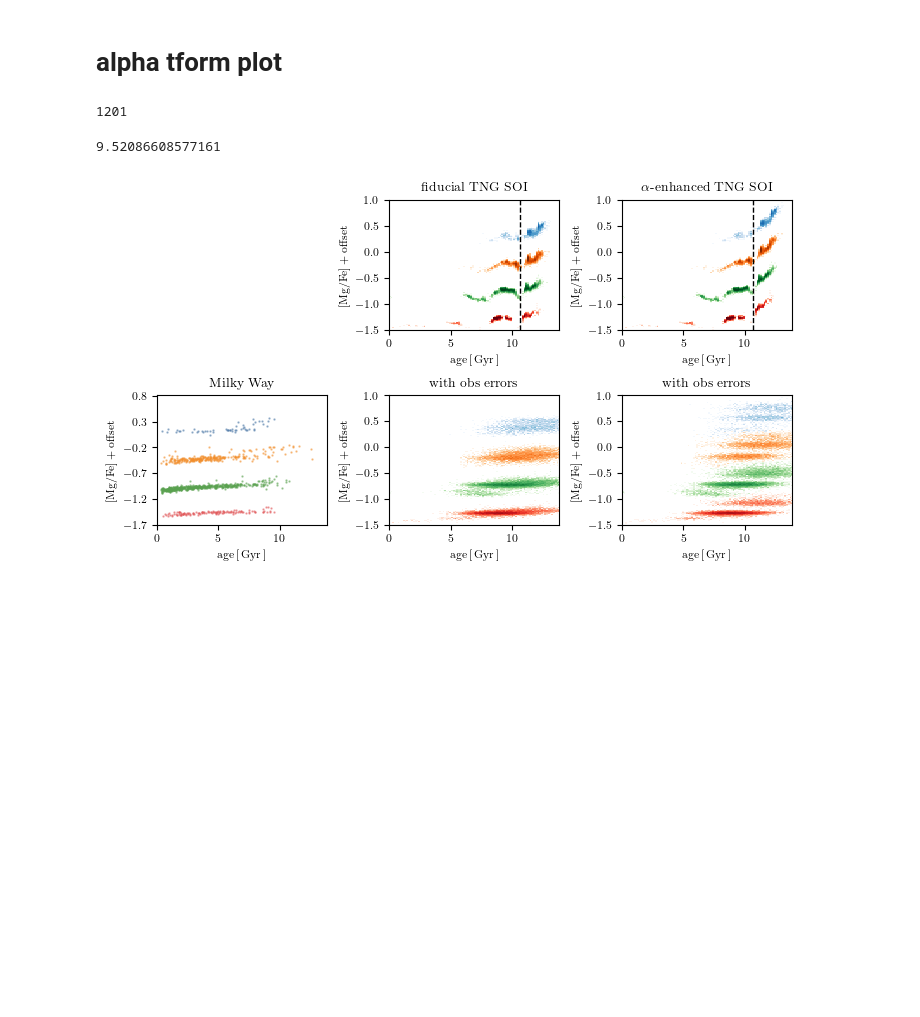
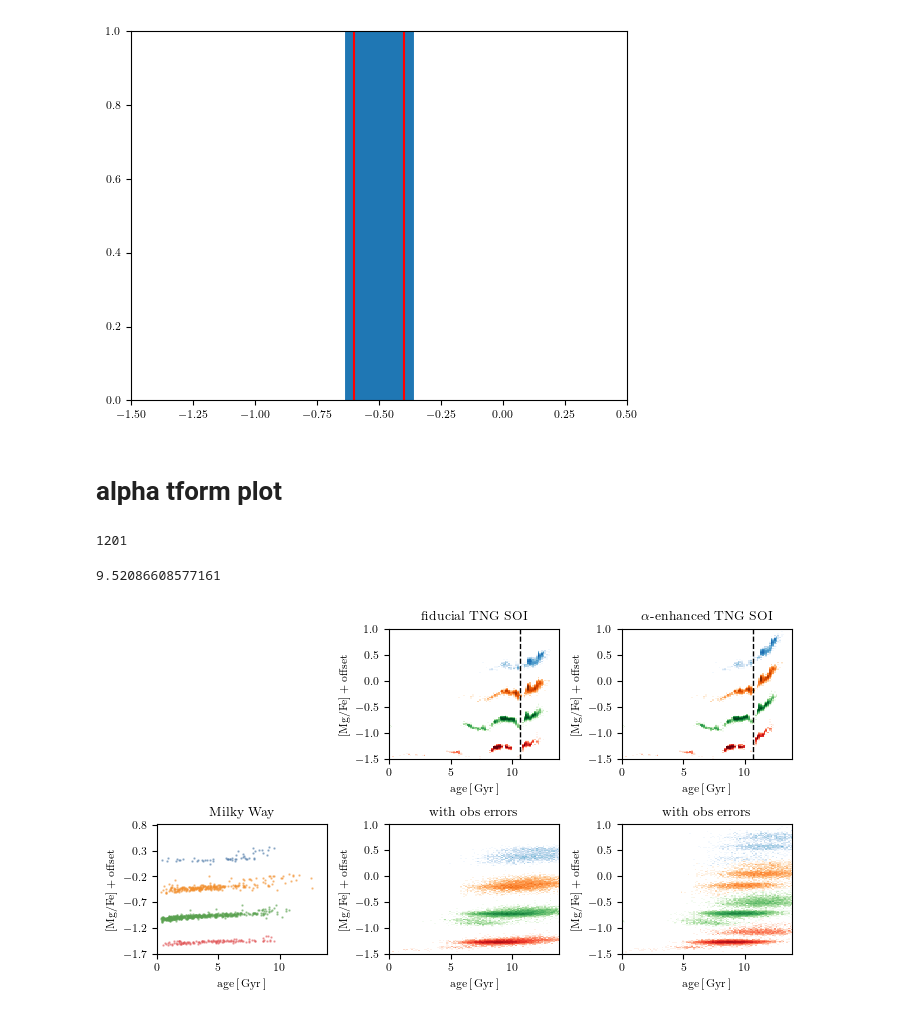
Before and after one commit to gusbeane/Mgdec, a Jupyter notebook: plots/fig1/fig1.ipynb, the cells around one changed output. Drawn from its saved outputs; the diff is of its cells as text; code cells hidden in the pictures; blank space fills up the shorter version.

```diff
--- a/plots/fig1/fig1.ipynb
+++ b/plots/fig1/fig1.ipynb
@@ -496,3 +499,41 @@ make_plot(MWdat, simdat, simdat_slope, vmin=vmin, vmax=vmax, save=True, levels=l
+# %%
+import matplotlib.pyplot as plt
+import numpy as np
+
+# Create figure and axis
+fig, ax = plt.subplots()
+
+# Set the xrange
+ax.set_xlim(-1.5, 0.5)
+
+# Desired line width in data coordinates
+desired_linewidth_data = 0.2
+
+# Get the current transformation between data and display coordinates
+data_to_display = ax.transData.transform
+display_to_data = ax.transData.inverted().transform
+
+# Find the equivalent of a 0.2 data unit width in display coordinates
+x_start = -1.5  # Starting x value
+y = 0  # Arbitrary y value
+
+# Get display coordinates for the start and a point 0.2 units away
+start_disp = data_to_display((x_start, y))
+end_disp = data_to_display((x_start + desired_linewidth_data, y))
+
+# Calculate the distance in display coordinates (points)
+linewidth_points = np.abs(end_disp[0] - start_disp[0])
+
+# Plot line with the calculated linewidth in points
+x = np.linspace(-1.5, 0.5, 100)
+y = np.sin(2 * np.pi * x)
+ax.axvline(-0.5, lw=linewidth_points)
+ax.axvline(-0.5-0.1, c='r')
+ax.axvline(-0.5+0.1, c='r')
+
+plt.show()
+# %% [output]
+[figure, added]
 # %% [markdown]
 # alpha tform plot
 # %%
```
Also changed, not shown: parts of 5 cells of this notebook, 1 other file.
